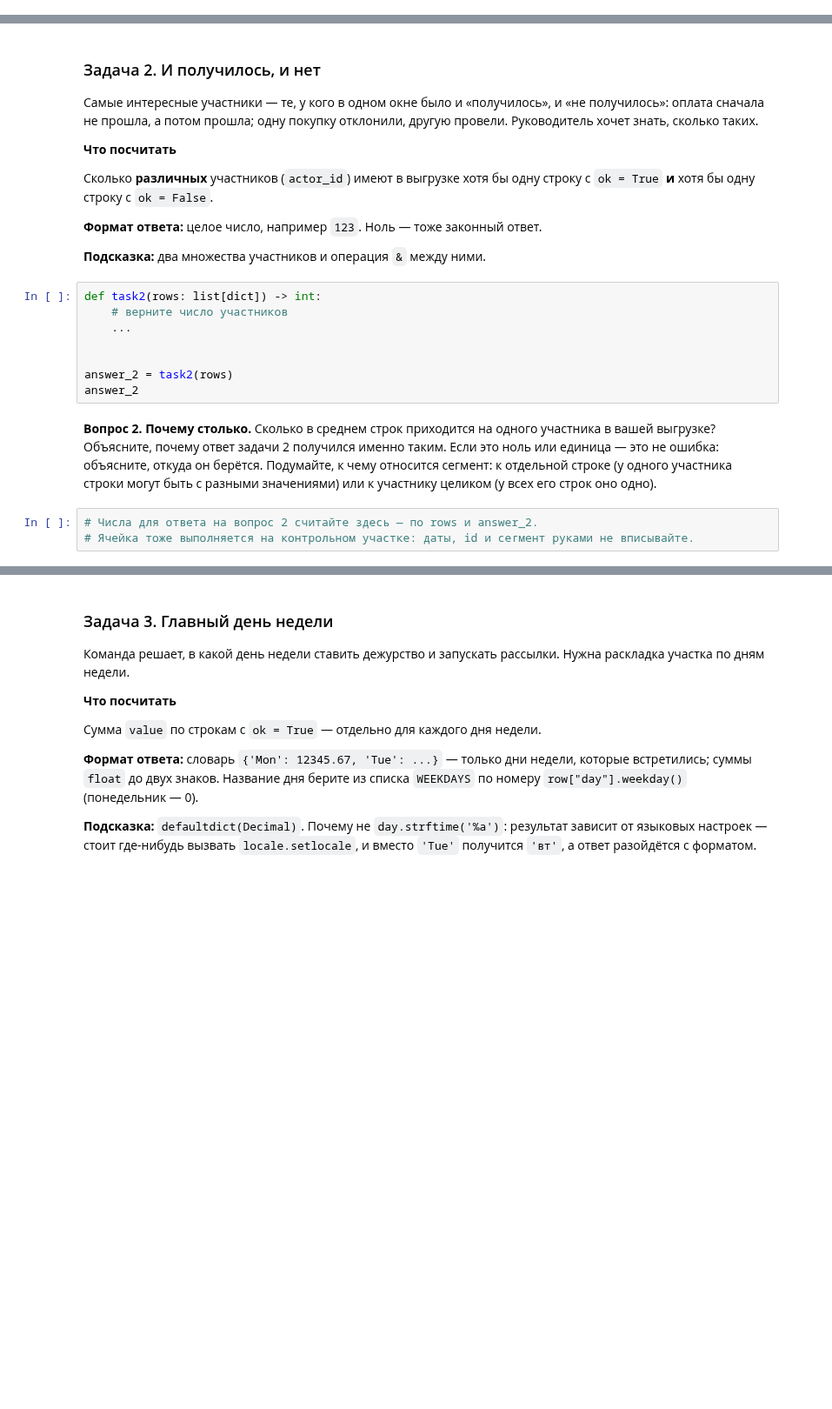
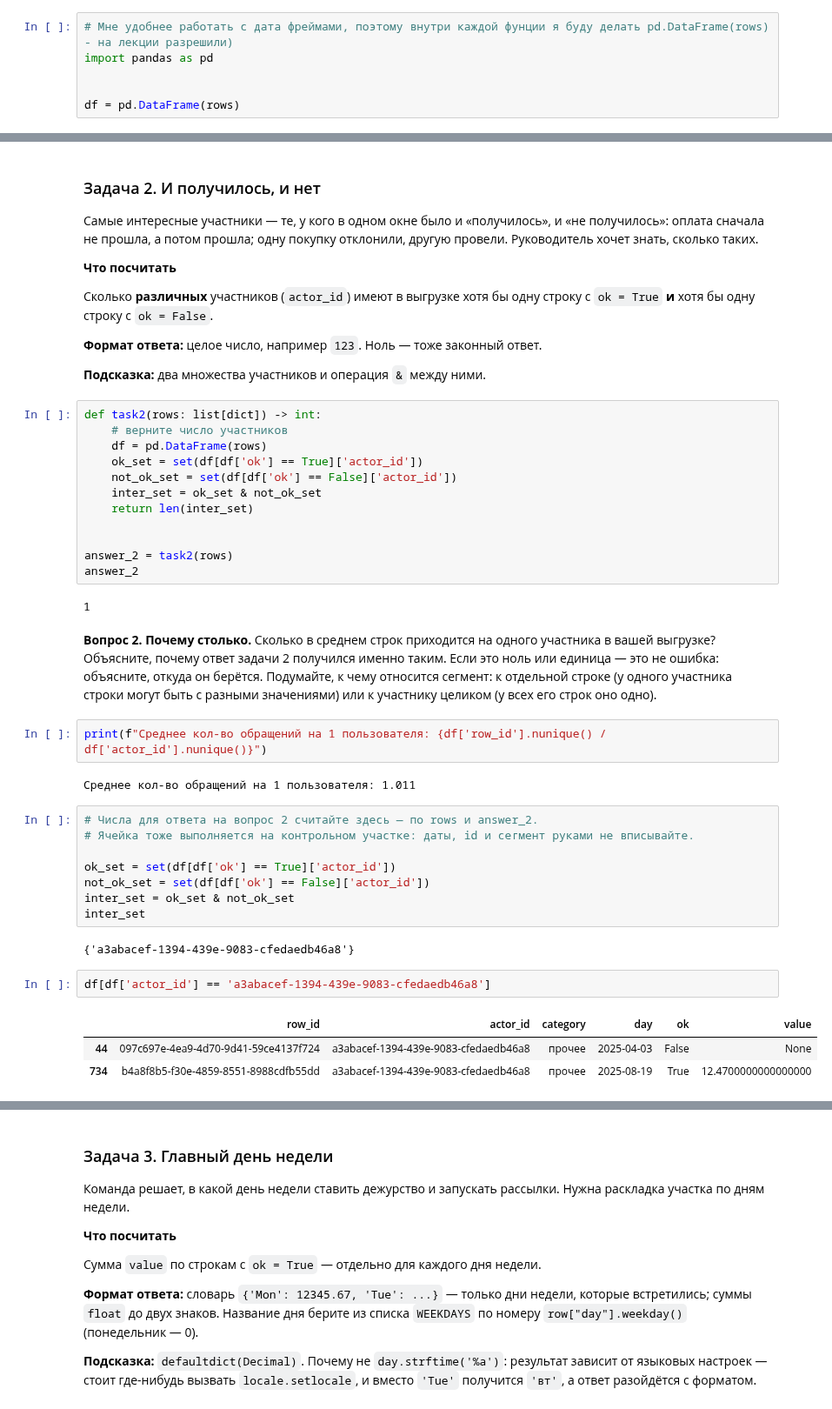
Before and after one commit to AlexxanderrSid/HSE-prime-monitor, a Jupyter notebook: notebooks/дз-1-окружение-и-репозиторий/hw1.ipynb, the cells around one changed output, grey strips where cells are left out. Shown at 87% size. Saved outputs shown, nothing was run; the diff lists cells and outputs as text; blank space fills up the shorter version.

```diff
--- a/notebooks/дз-1-окружение-и-репозиторий/hw1.ipynb
+++ b/notebooks/дз-1-окружение-и-репозиторий/hw1.ipynb
@@ -312,6 +347,12 @@ print("проверка формата готова")
 * **Строки с `ok = True` и отрицательным или нулевым `value` не выбрасывайте.** В `transactions` такие есть — например, покупка на ноль рублей. Считайте их как есть.
 
 Нужные приёмы разобраны в [ноутбуке С2-идиомы](https://github.com/tikhomirovd/python-for-ba-hse-2026/blob/master/02-среда-git-python/семинар/С2-идиомы.ipynb): генераторные выражения, множества, `defaultdict` и `Counter`, `sorted` с ключом, `enumerate`, `try/except`.
+# %%
+# Мне удобнее работать с дата фреймами, поэтому внутри каждой фунции я буду делать pd.DataFrame(rows) - на лекции разрешили)
+import pandas as pd
+
+
+df = pd.DataFrame(rows)
 # %% [markdown]
 ### Задача 1. Паспорт участка
 
@@ -361,13 +416,36 @@ _Замените эту строку своим ответом, заголов
 # %%
 def task2(rows: list[dict]) -> int:
     # верните число участников
-    ...
+    df = pd.DataFrame(rows)
+    ok_set = set(df[df['ok'] == True]['actor_id'])
+    not_ok_set = set(df[df['ok'] == False]['actor_id'])
+    inter_set = ok_set & not_ok_set
+    return len(inter_set)
 
 
 answer_2 = task2(rows)
 answer_2
+# %% [output]
+1
 # %% [markdown]
 **Вопрос 2.** **Почему столько.** Сколько в среднем строк приходится на одного участника в вашей выгрузке? Объясните, почему ответ задачи 2 получился именно таким. Если это ноль или единица — это не ошибка: объясните, откуда он берётся. Подумайте, к чему относится сегмент: к отдельной строке (у одного участника строки могут быть с разными значениями) или к участнику целиком (у всех его строк оно одно).
+# %%
+print(f"Среднее кол-во обращений на 1 пользователя: {df['row_id'].nunique() / df['actor_id'].nunique()}")
+# %% [output]
+Среднее кол-во обращений на 1 пользователя: 1.011
 # %%
 # Числа для ответа на вопрос 2 считайте здесь — по rows и answer_2.
 # Ячейка тоже выполняется на контрольном участке: даты, id и сегмент руками не вписывайте.
+
+ok_set = set(df[df['ok'] == True]['actor_id'])
+not_ok_set = set(df[df['ok'] == False]['actor_id'])
+inter_set = ok_set & not_ok_set
+inter_set
+# %% [output]
+{'a3abacef-1394-439e-9083-cfedaedb46a8'}
+# %%
+df[df['actor_id'] == 'a3abacef-1394-439e-9083-cfedaedb46a8']
+# %% [output]
+|  | row_id | actor_id | category | day | ok | value |
+| 44 | 097c697e-4ea9-4d70-9d41-59ce4137f724 | a3abacef-1394-439e-9083-cfedaedb46a8 | прочее | 2025-04-03 | False | None |
+| 734 | b4a8f8b5-f30e-4859-8551-8988cdfb55dd | a3abacef-1394-439e-9083-cfedaedb46a8 | прочее | 2025-08-19 | True | 12.4700000000000000 |
```
Also changed, not shown: parts of 32 cells of this notebook.
